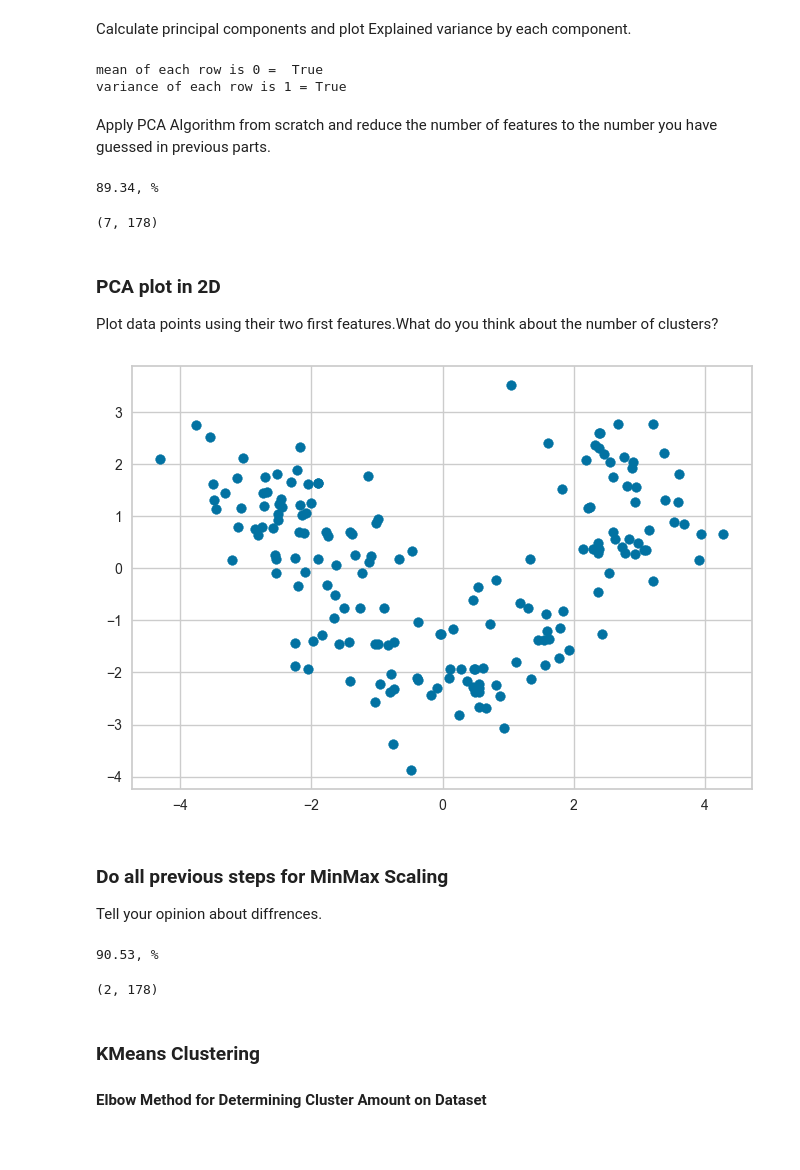
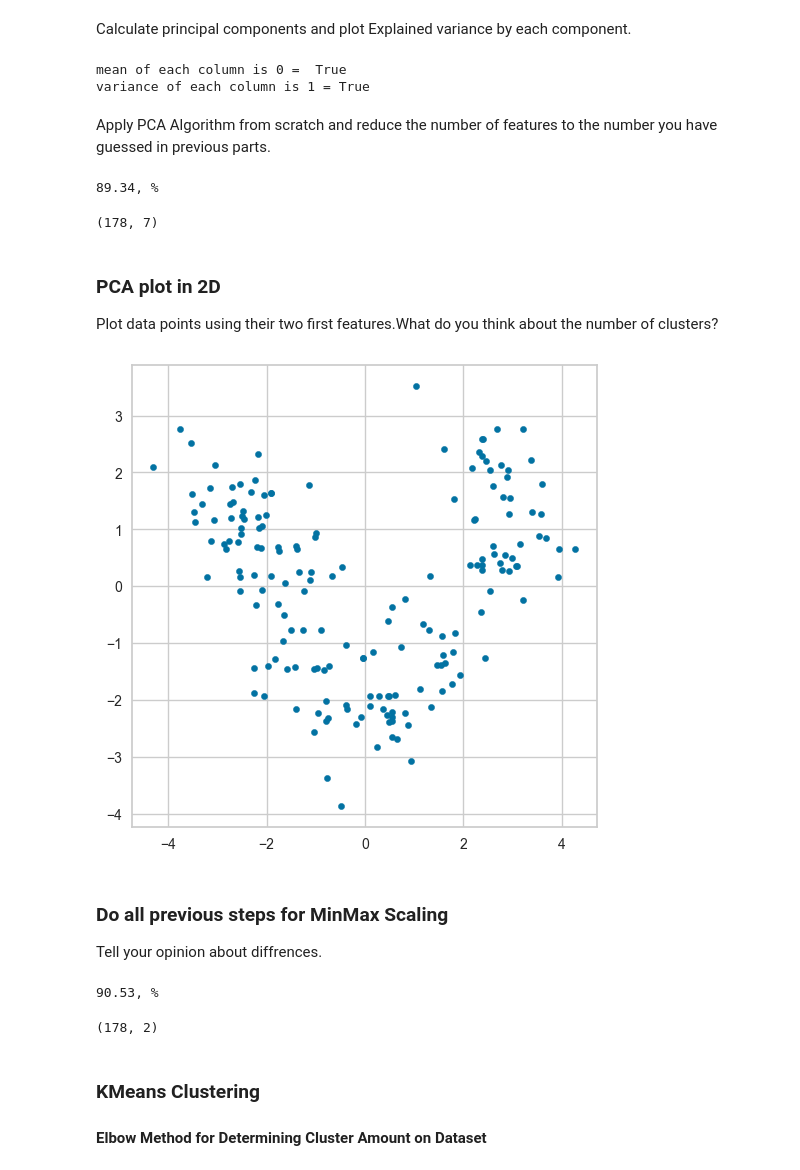
Before and after one commit to AliKouchekzade/MMIE_CHW3, a Jupyter notebook: CHW3.ipynb, the cells around one changed output. Saved outputs shown, nothing was run; the diff lists cells and outputs as text; code cells hidden in the pictures; blank space fills up the shorter version.

```diff
--- a/CHW3.ipynb
+++ b/CHW3.ipynb
@@ -360,65 +360,67 @@ Datapoint.head()
 Calculate principal components and plot Explained variance by each component.
 # %%
 ##Your Code start here
-Data = np.array(Datapoint.values,dtype=np.float64).T
+Data = np.array(Datapoint.values,dtype=np.float64)
 standardScaler = StandardScaler()
-Data_standard = np.array([standardScaler.fit_transform(row.reshape(-1,1)).reshape(178,) for row in Data])
+Data_standard = standardScaler.fit_transform(Data)
 m , n = Data_standard.shape
-mean = np.array([np.mean(row) for row in Data_standard])
-var = np.array([np.var(row) for row in Data_standard])
-print('mean of each row is 0 = ',np.allclose(mean,np.zeros(m,)))
-print('variance of each row is 1 =',np.allclose(var,np.full((n,1),1)))
+mean = np.array([np.mean(column) for column in Data_standard.T])
+var = np.array([np.var(column) for column in Data_standard.T])
+print('mean of each column is 0 = ',np.allclose(mean,np.zeros(n,)))
+print('variance of each column is 1 =',np.allclose(var,np.full((n,1),1)))
 ##Your Code ends here
 # %% [output]
-mean of each row is 0 =  True
-variance of each row is 1 = True
+mean of each column is 0 =  True
+variance of each column is 1 = True
 # %% [markdown]
 Apply PCA Algorithm from scratch and reduce the number of features to the number you have guessed in previous parts.
 # %%
 ##Your Code start here
-S = (Data_standard @ Data_standard.T) / (n - 1)
+standard_num = 7
+S = (Data_standard.T @ Data_standard) / (m - 1)
 values,vectors = np.linalg.eig(S)
 originalsum = sum(values)
-values = values[:7].copy()
+values = values[:standard_num].copy()
 pcasum = sum(values)
 print("{:.2f}, %".format(pcasum/originalsum * 100))
-vectors = vectors[:,:7].copy()
-pca_std_datapoint = vectors.T @ Data_standard
+vectors = vectors[:,:standard_num].copy()
+pca_std_datapoint = Data_standard @ vectors
 pca_std_datapoint.shape
 ##Your Code ends here
 # %% [output]
 89.34, %
-(7, 178)
+(178, 7)
 # %% [markdown]
 ### PCA plot in 2D
 Plot data points using their two first features.What do you think about the number of clusters?
 # %%
 ##Your Code start here
-plt.scatter(pca_std_datapoint[0,:],pca_std_datapoint[1,:])
+plt.figure(figsize=(6,6))
+plt.scatter(pca_std_datapoint[:,0],pca_std_datapoint[:,1], s = 20)
 plt.show()
 ##Your Code ends here
 # %% [output]
-[figure, old version]
+[figure, new version]
 # %% [markdown]
 ### Do all previous steps for MinMax Scaling
 Tell your opinion about diffrences.
 # %%
 ##Your Code start here
-standardScaler = MinMaxScaler()
-Data_minmax = np.array([standardScaler.fit_transform(row.reshape(-1,1)).reshape(178,) for row in Data])
-S = (Data_minmax @ Data_minmax.T) / (n - 1)
+minmaxScaler = MinMaxScaler()
+Data_minmax = minmaxScaler.fit_transform(Data)
+S = (Data_minmax.T @ Data_minmax) / (m - 1)
 values,vectors = np.linalg.eig(S)
 originalsum = sum(values)
 values = values[:2].copy()
 pcasum = sum(values)
 print("{:.2f}, %".format(pcasum/originalsum * 100))
 vectors = vectors[:,:2].copy()
-PCAData_minmax = vectors.T @ Data_minmax
-PCAData_minmax.shape
+pca_minmax_datapoints = Data_minmax @ vectors
+pca_minmax_datapoints.shape
 ##Your Code ends here
 # %% [output]
 90.53, %
-(2, 178)
+(178, 2)
 # %% [markdown]
 ### KMeans Clustering
 #### Elbow Method for Determining Cluster Amount on  Dataset
```
Also changed, not shown: parts of 16 cells of this notebook.
